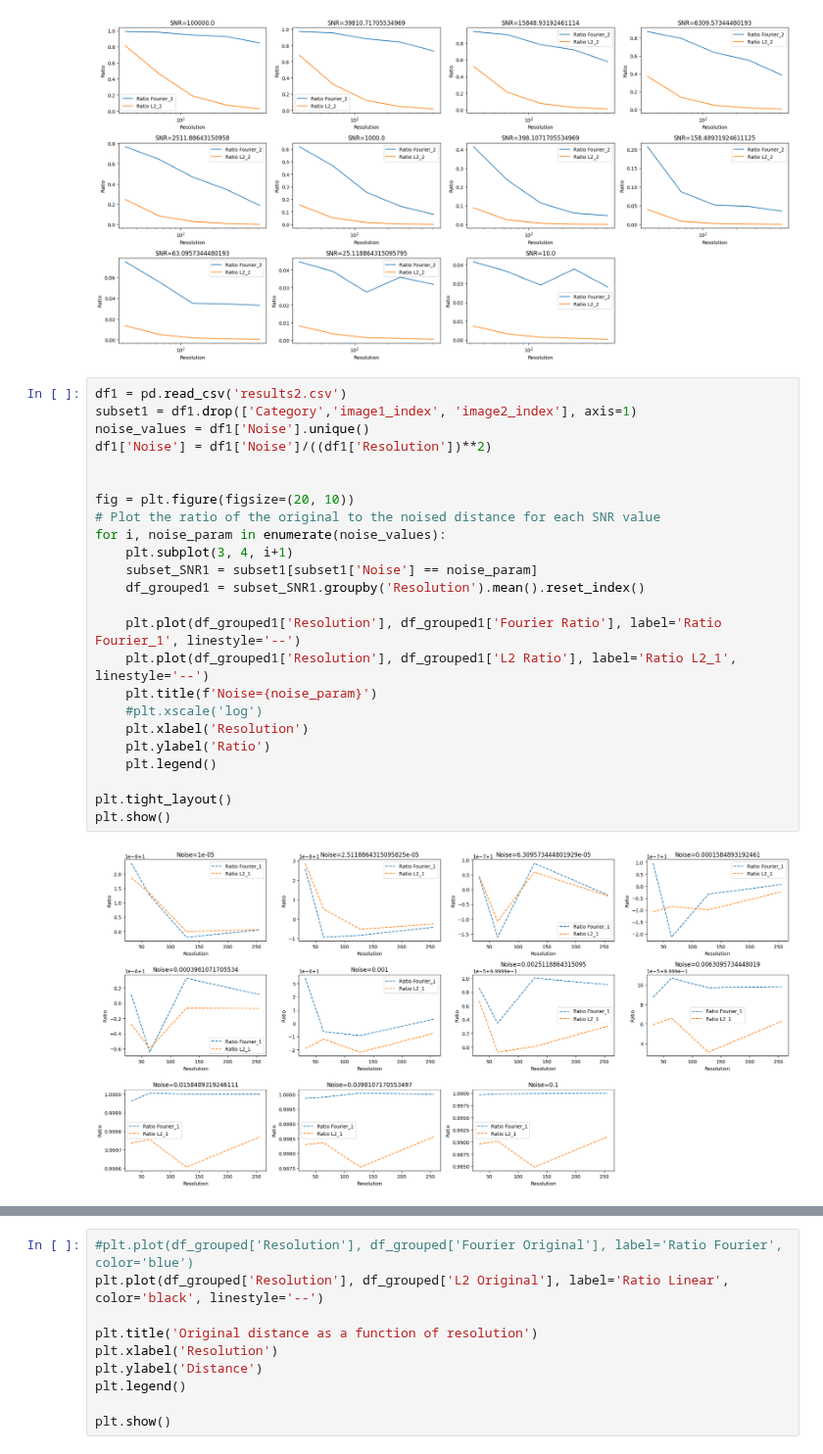
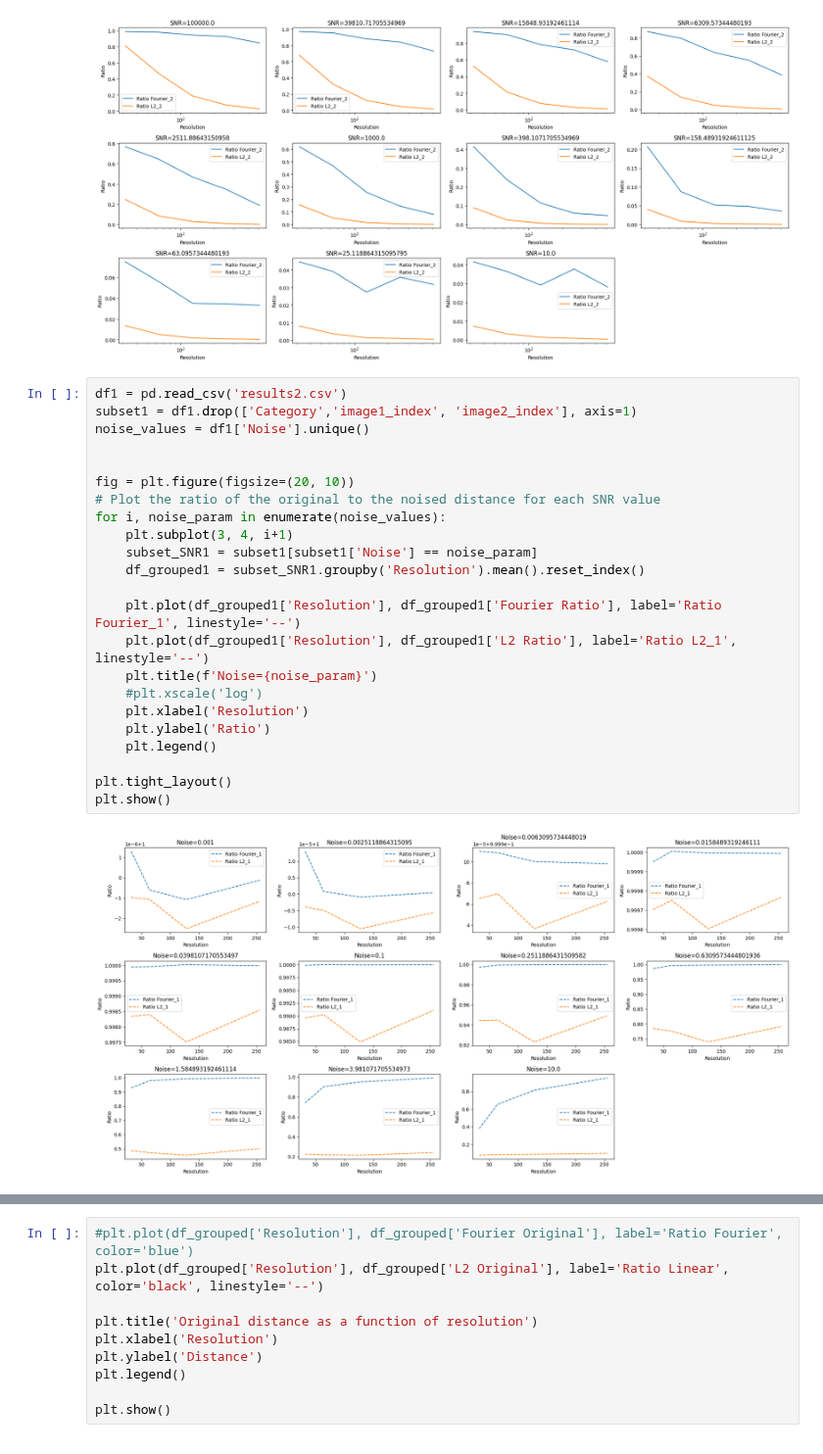
Before and after one commit to warik21/Thesis, a Jupyter notebook: Playground.ipynb, the cells around one changed output, grey strips where cells are left out. Shown at 98% size. Drawn from its saved outputs; the diff is of its cells as text.

```diff
--- a/Playground.ipynb
+++ b/Playground.ipynb
@@ -300,26 +300,25 @@ plt.show()
 # %%
 df1 = pd.read_csv('results2.csv')
 subset1 = df1.drop(['Category','image1_index', 'image2_index'], axis=1)
 noise_values = df1['Noise'].unique()
-df1['Noise'] = df1['Noise']/((df1['Resolution'])**2)
 
 
 fig = plt.figure(figsize=(20, 10))
 # Plot the ratio of the original to the noised distance for each SNR value
 for i, noise_param in enumerate(noise_values):
     plt.subplot(3, 4, i+1)
     subset_SNR1 = subset1[subset1['Noise'] == noise_param]
     df_grouped1 = subset_SNR1.groupby('Resolution').mean().reset_index()
 
     plt.plot(df_grouped1['Resolution'], df_grouped1['Fourier Ratio'], label='Ratio Fourier_1', linestyle='--')
     plt.plot(df_grouped1['Resolution'], df_grouped1['L2 Ratio'], label='Ratio L2_1', linestyle='--')
     plt.title(f'Noise={noise_param}')
     #plt.xscale('log')
     plt.xlabel('Resolution')
     plt.ylabel('Ratio')
     plt.legend()
 
 plt.tight_layout()
 plt.show()
 # %% [output]
-[figure, old version]
+[figure, new version]
```
Also changed, not shown: parts of 7 cells of this notebook.
